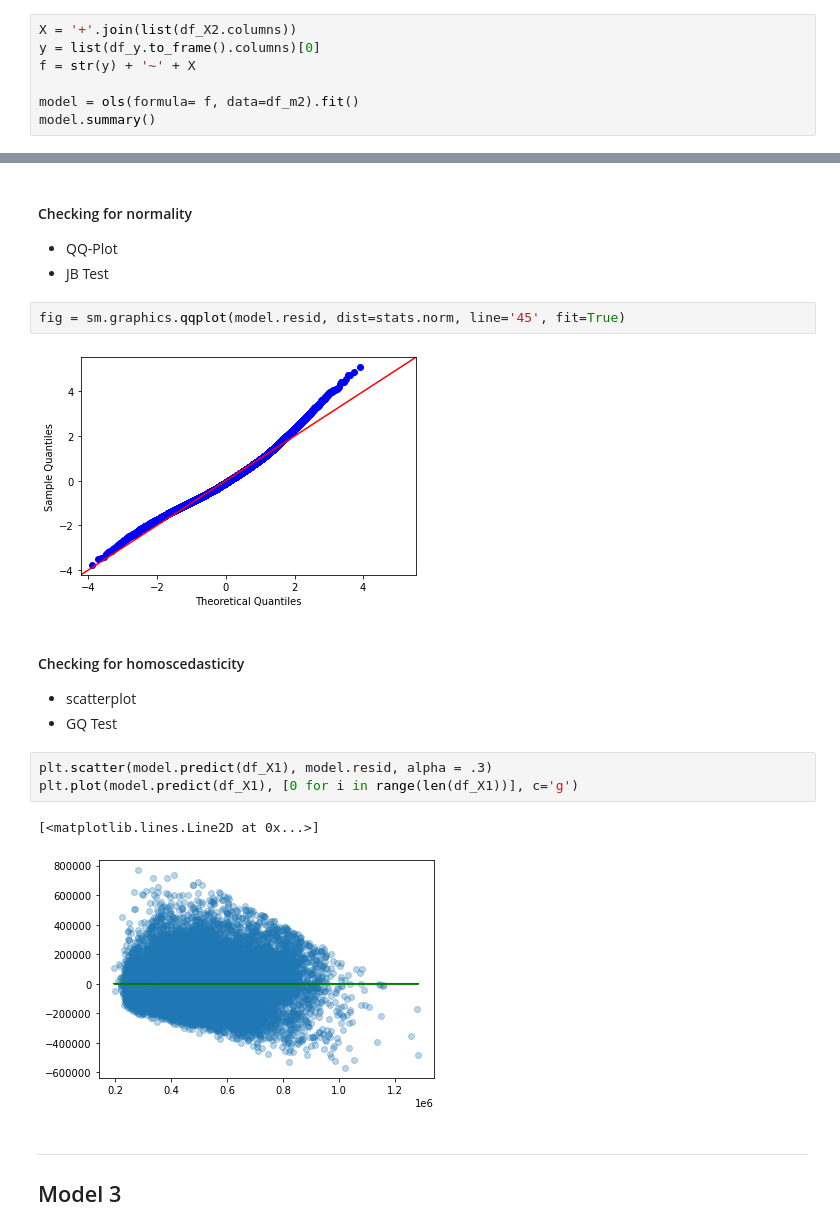
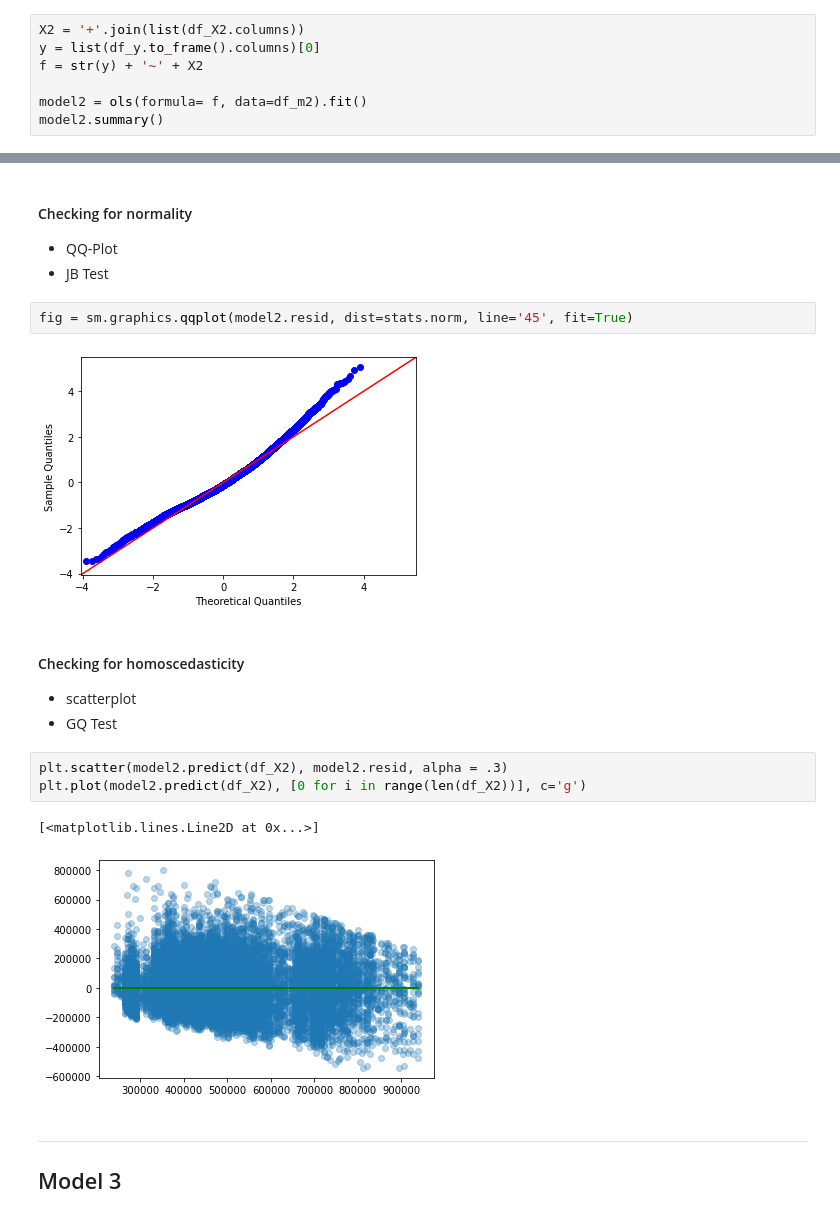
Before and after one commit to MartinReyesDS/Regression-Analysis-Project, a Jupyter notebook: EDA_and_Modeling.ipynb, the cells around one changed output, grey strips where cells are left out. Cells and saved outputs as stored; diff of their text form.

Commit message:
fitting second model

```diff
--- a/EDA_and_Modeling.ipynb
+++ b/EDA_and_Modeling.ipynb
@@ -478,12 +476,12 @@ df_X2.head(2)
 # %% [markdown]
 #### Fit the model
 # %%
-X = '+'.join(list(df_X2.columns))
+X2 = '+'.join(list(df_X2.columns))
 y = list(df_y.to_frame().columns)[0]
-f = str(y) + '~' + X
+f = str(y) + '~' + X2
 
-model = ols(formula= f, data=df_m2).fit()
-model.summary()
+model2 = ols(formula= f, data=df_m2).fit()
+model2.summary()
 # %% [output]
 OLS Regression Results
 | Dep. Variable: | price | R-squared: | 0.457 |
@@ -550,19 +541,19 @@ sns.jointplot(x= df_m1['sqft_living'], y= df_m1['price'], data= df_m1, kind='reg
 - QQ-Plot
 - JB Test
 # %%
-fig = sm.graphics.qqplot(model.resid, dist=stats.norm, line='45', fit=True)
+fig = sm.graphics.qqplot(model2.resid, dist=stats.norm, line='45', fit=True)
 # %% [output]
-[figure, old version]
+[figure, new version]
 # %% [markdown]
 #### Checking for homoscedasticity
 - scatterplot
 - GQ Test
 # %%
-plt.scatter(model.predict(df_X1), model.resid, alpha = .3)
-plt.plot(model.predict(df_X1), [0 for i in range(len(df_X1))], c='g')
+plt.scatter(model2.predict(df_X2), model2.resid, alpha = .3)
+plt.plot(model2.predict(df_X2), [0 for i in range(len(df_X2))], c='g')
 # %% [output]
 [<matplotlib.lines.Line2D at 0x...>]
-[figure, old version]
+[figure, new version]
 # %% [markdown]
 <hr style="border:1px solid gray"> </hr>
 
```
Also changed, not shown: parts of 11 cells of this notebook.
